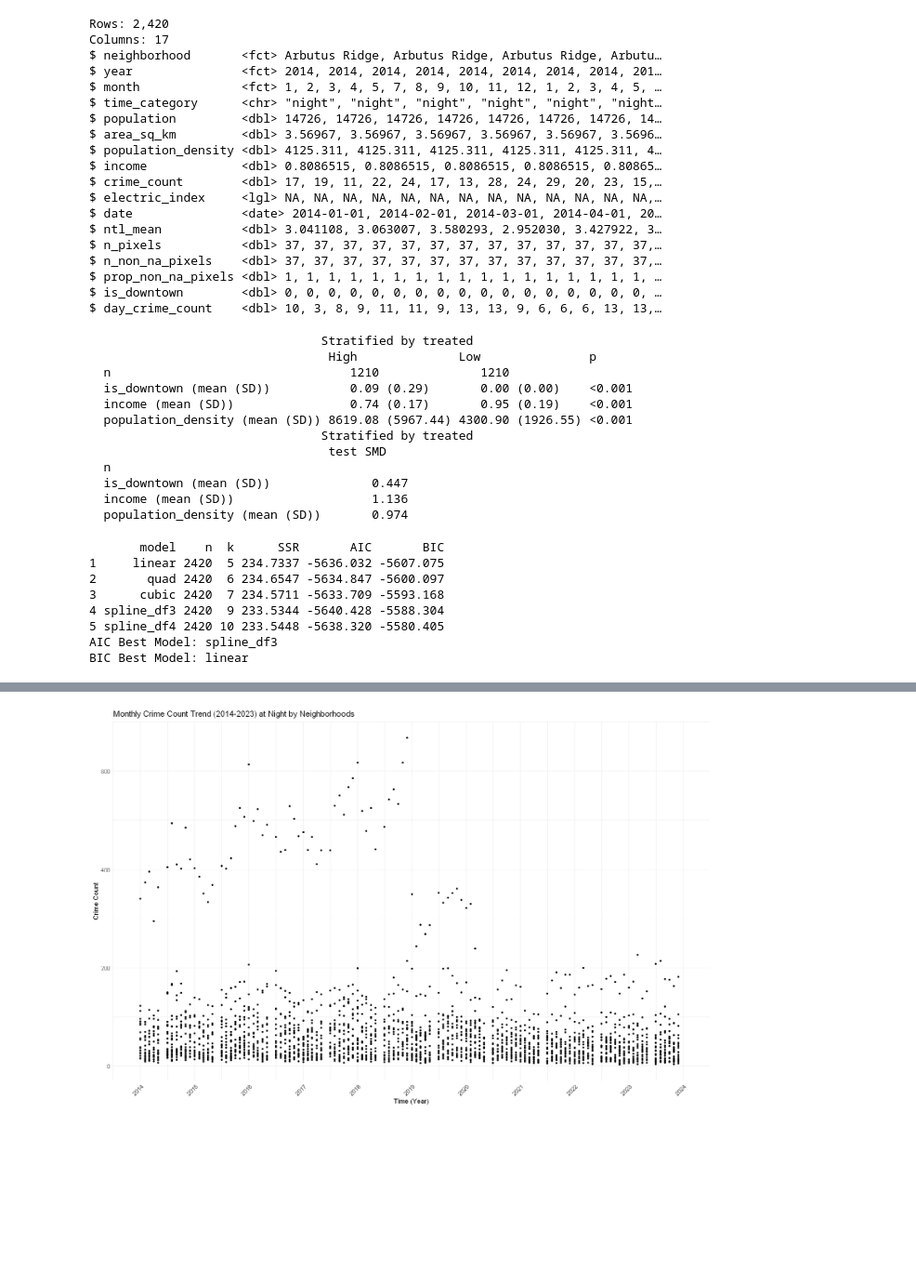
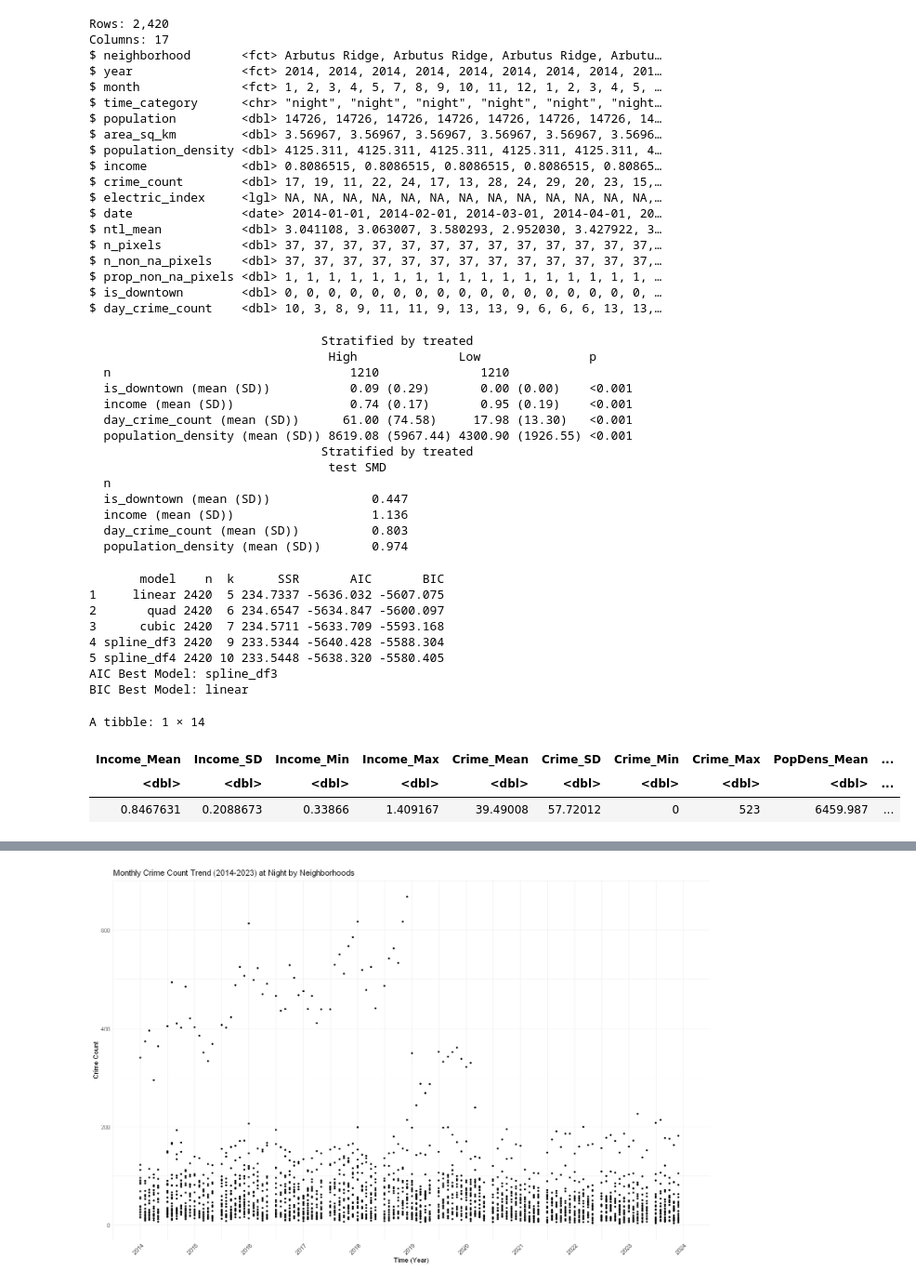
Before and after one commit to Irene-Berezin/econ_398_project, a Jupyter notebook: project_workbook.ipynb, the cells around one changed output, grey strips where cells are left out. Shown at 93% size. Drawn from its saved outputs; the diff is of its cells as text; code cells hidden in the pictures; blank space fills up the shorter version.

```diff
--- a/project_workbook.ipynb
+++ b/project_workbook.ipynb
@@ -1778,7 +1830,7 @@ $ is_downtown        <dbl> 0, 0, 0, 0, 0, 0, 0, 0, 0, 0, 0, 0, 0, 0, 0, 0, 0,
 $ day_crime_count    <dbl> 10, 3, 8, 9, 11, 11, 9, 13, 13, 9, 6, 6, 6, 13, 13,…
 # %%
 # A balancing table of neighborhood panel
-covariates <- c("is_downtown", "electric_index", "income", "expected_day_crime",
+covariates <- c("is_downtown", "income", "day_crime_count",
                 "population_density")
 
 # Here we assign "High" if above the median and "Low" otherwise.
@@ -1800,12 +1852,14 @@ print(bal_table, smd = TRUE)
   n                                 1210              1210
   is_downtown (mean (SD))           0.09 (0.29)       0.00 (0.00)    <0.001
   income (mean (SD))                0.74 (0.17)       0.95 (0.19)    <0.001
+  day_crime_count (mean (SD))      61.00 (74.58)     17.98 (13.30)   <0.001
   population_density (mean (SD)) 8619.08 (5967.44) 4300.90 (1926.55) <0.001
                                 Stratified by treated
                                  test SMD
   n
   is_downtown (mean (SD))              0.447
   income (mean (SD))                   1.136
+  day_crime_count (mean (SD))          0.803
   population_density (mean (SD))       0.974
 # %%
 # 0) 安装并加载必要包
@@ -1880,3 +1934,32 @@ cat("BIC Best Model:", best_by_BIC, "\n")
 5 spline_df4 2420 10 233.5448 -5638.320 -5580.405
 AIC Best Model: spline_df3
 BIC Best Model: linear
+# %%
+library(dplyr)
+
+neighborhood2016_2021_panel_night %>%
+  summarize(
+
+    Income_Mean               = mean(income,            na.rm = TRUE),
+    Income_SD                 = sd(income,              na.rm = TRUE),
+    Income_Min                = min(income,             na.rm = TRUE),
+    Income_Max                = max(income,             na.rm = TRUE),
+
+    Crime_Mean                = mean(day_crime_count,na.rm = TRUE),
+    Crime_SD                  = sd(day_crime_count,  na.rm = TRUE),
+    Crime_Min                 = min(day_crime_count, na.rm = TRUE),
+    Crime_Max                 = max(day_crime_count, na.rm = TRUE),
+
+    PopDens_Mean              = mean(population_density,na.rm = TRUE),
+    PopDens_SD                = sd(population_density,  na.rm = TRUE),
+    PopDens_Min               = min(population_density, na.rm = TRUE),
+    PopDens_Max               = max(population_density, na.rm = TRUE),
+
+    Downtown_Yes              = sum(is_downtown == 1,   na.rm = TRUE),
+    Downtown_No               = sum(is_downtown == 0,   na.rm = TRUE)
+  )
+# %% [output]
+A tibble: 1 × 14
+| Income_Mean | Income_SD | Income_Min | Income_Max | Crime_Mean | Crime_SD | Crime_Min | Crime_Max | PopDens_Mean | ... |
+| <dbl> | <dbl> | <dbl> | <dbl> | <dbl> | <dbl> | <dbl> | <dbl> | <dbl> | ... |
+| 0.8467631 | 0.2088673 | 0.33866 | 1.409167 | 39.49008 | 57.72012 | 0 | 523 | 6459.987 | ... |
```
Also changed, not shown: parts of 13 cells of this notebook.
